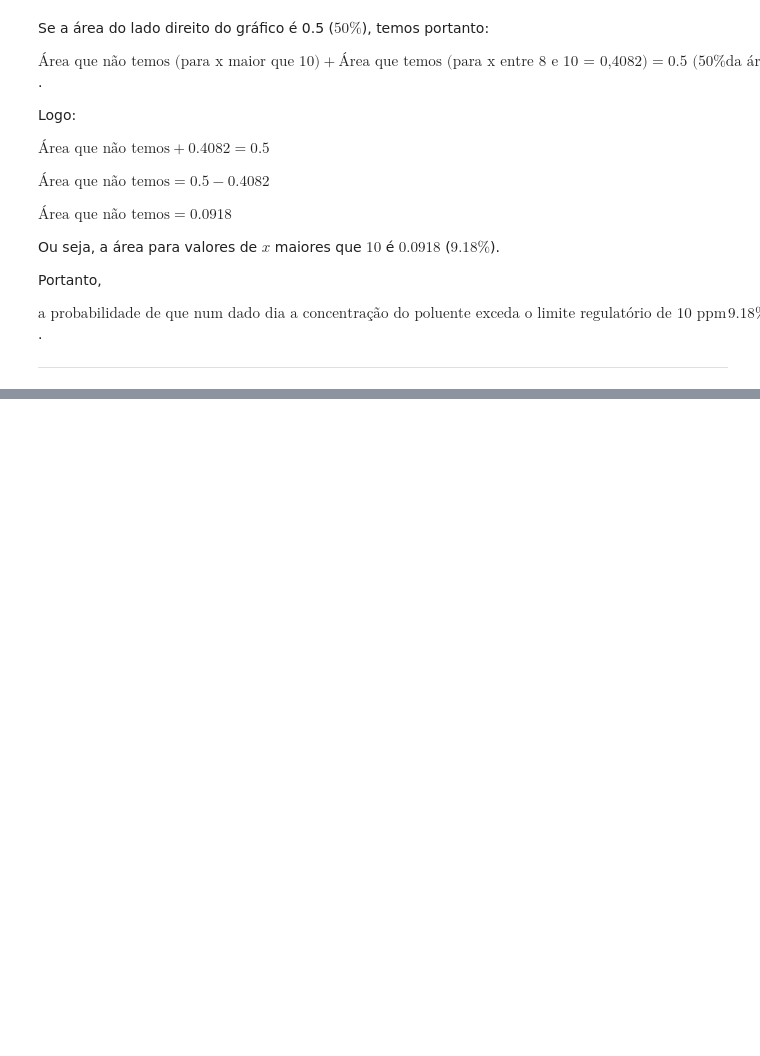
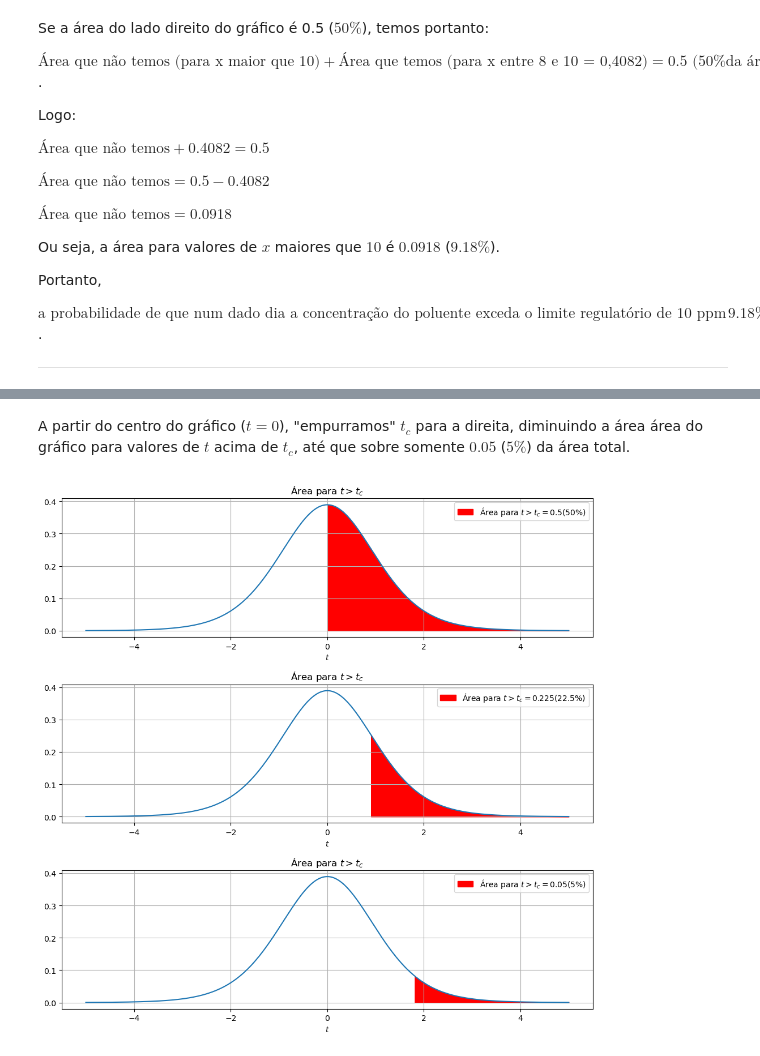
Before and after one commit to eltonlima01/statistics, a Jupyter notebook: normal-distribution/notebooks/main.ipynb, the cells around one changed output, grey strips where cells are left out. Drawn from its saved outputs; the diff is of its cells as text; code cells hidden in the pictures; blank space fills up the shorter version.

```diff
--- a/normal-distribution/notebooks/main.ipynb
+++ b/normal-distribution/notebooks/main.ipynb
@@ -454,0 +514,53 @@ $ \boxed{\text{a probabilidade de que num dado dia a concentração do poluente
+# %% [markdown]
+A partir do centro do gráfico ($t = 0$), "empurramos" $t_{c}$ para a direita, diminuindo a área área do gráfico para valores de $t$ acima de $t_{c}$, até que sobre somente $0.05$ ($5\%$) da área total.
+# %%
+plt.figure (figsize = [10, 10])
+
+tc = 0.0
+
+i1, i2 = tc, 5
+i = np.linspace (i1, i2, points)
+yi = t.pdf (i, nu)
+
+plt.subplot (3, 1, 1)
+plt.plot (x, y)
+plt.xlabel ("$t$")
+plt.title (r"$\text{Área para } t > t_{c}$")
+plt.fill_between (i, yi, color = "red", label = r"$\text{Área para } t > t_{c} = 0.5 (50\%)$")
+plt.grid ()
+plt.legend (loc = "upper right")
+
+tc = 0.906
+
+i1 = tc
+
+i = np.linspace (i1, i2, points)
+yi = t.pdf (i, nu)
+
+plt.subplot (3, 1, 2)
+plt.plot (x, y)
+plt.xlabel ("$t$")
+plt.title (r"$\text{Área para } t > t_{c}$")
+plt.fill_between (i, yi, color = "red", label = r"$\text{Área para } t > t_{c} = 0.225 (22.5\%)$")
+plt.grid ()
+plt.legend (loc = "upper right")
+
+tc = 1.812
+
+i1 = tc
+
+i = np.linspace (i1, i2, points)
+yi = t.pdf (i, nu)
+
+plt.subplot (3, 1, 3)
+plt.plot (x, y)
+plt.xlabel ("$t$")
+plt.title (r"$\text{Área para } t > t_{c}$")
+plt.fill_between (i, yi, color = "red", label = r"$\text{Área para } t > t_{c} = 0.05 (5\%)$")
+plt.grid ()
+plt.legend (loc = "upper right")
+
+plt.tight_layout ()
+plt.show ()
+# %% [output]
+[figure, added]
```
Also changed, not shown: parts of 28 cells of this notebook, 1 other file.
